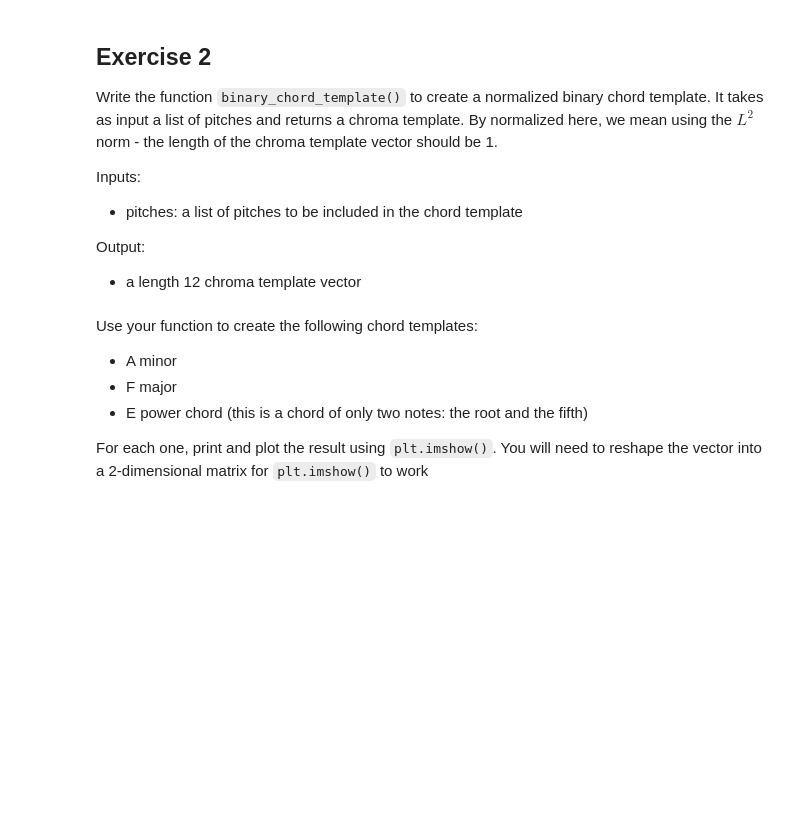
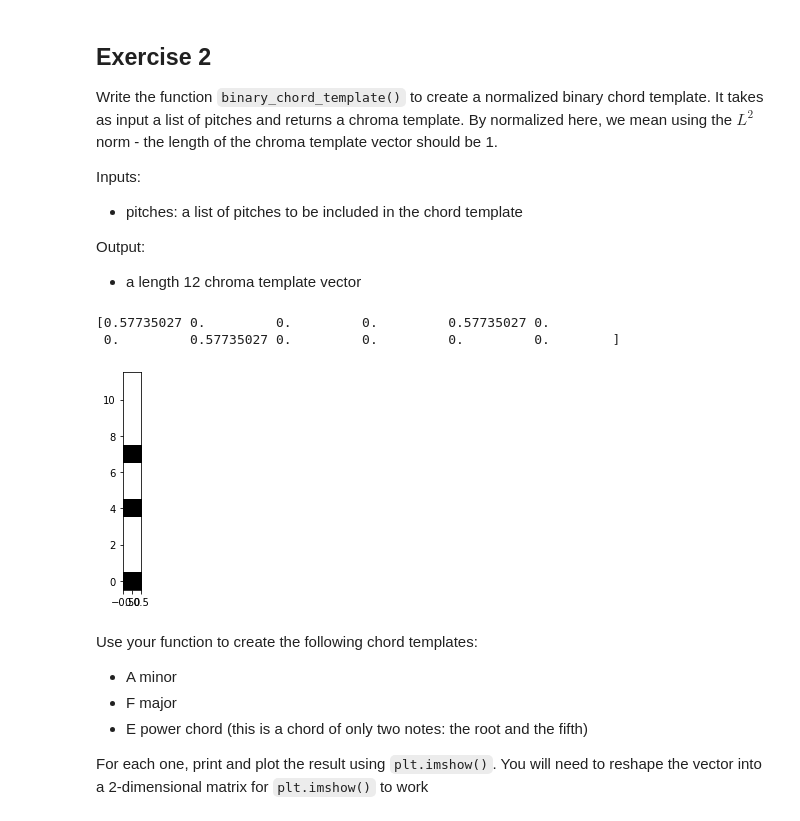
Before and after one commit to jmftrindade/digital_music_processing, a Jupyter notebook: 6_chords/lab6.ipynb, the cells around one changed output. Drawn from its saved outputs; the diff is of its cells as text; code cells hidden in the pictures; blank space fills up the shorter version.

```diff
--- a/6_chords/lab6.ipynb
+++ b/6_chords/lab6.ipynb
@@ -87,3 +84,24 @@ def binary_chord_template(pitches):
+# %%
+def binary_chord_template(pitches):
+    t = np.zeros(12)
+    t[pitches] = 1
+    return t / np.linalg.norm(t, ord=2)
+
+
+t = binary_chord_template([0, 4, 7])
+print(t)
+plt.imshow(np.atleast_2d(t).T, origin='lower', cmap='Greys');
+plt.show()
+
+# # fmplib version:
+# t2 = fmp.harmonics_chord_template([0,4,7])
+# print(t2)
+# plt.imshow(np.atleast_2d(t2).T, origin='lower', cmap='Greys');
+# plt.show()
+# %% [output]
+[0.57735027 0.         0.         0.         0.57735027 0.
+ 0.         0.57735027 0.         0.         0.         0.        ]
+[figure, added]
 # %% [markdown]
 Use your function to create the following chord templates:
 - A minor
```
Also changed, not shown: parts of 3 cells of this notebook.
